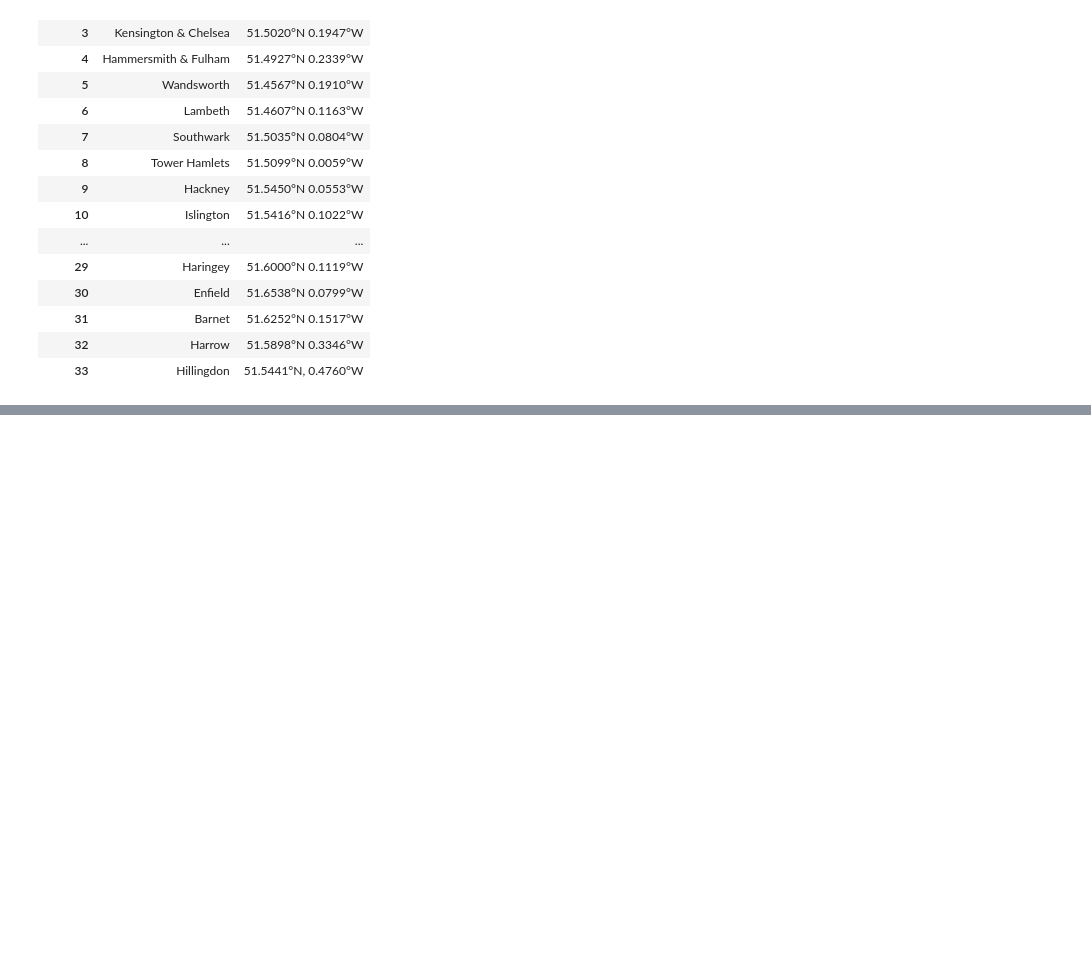
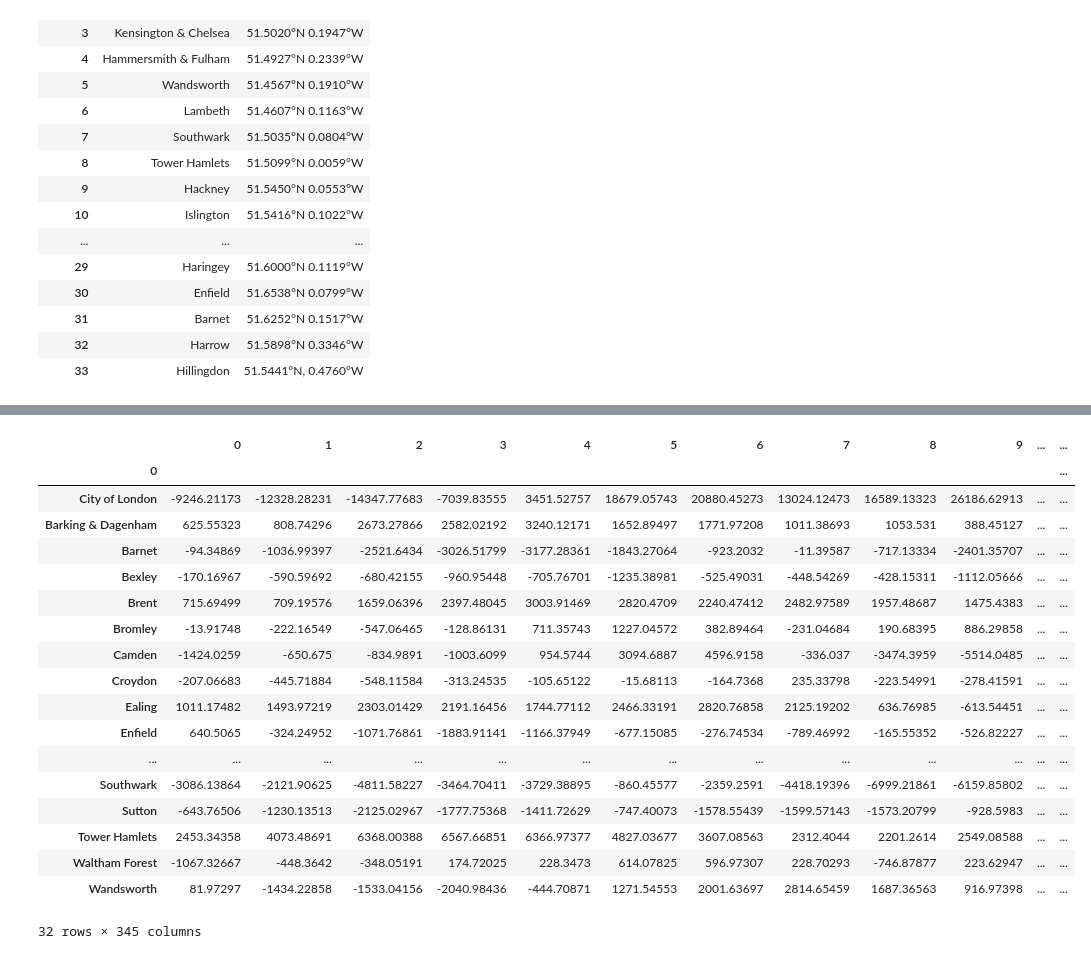
Before and after one commit to mlid13/Springboard, a Jupyter notebook: London Case Study Hypothesis.ipynb, the cells around one changed output, grey strips where cells are left out. Drawn from its saved outputs; the diff is of its cells as text; code cells hidden in the pictures; blank space fills up the shorter version.

```diff
--- a/London Case Study Hypothesis.ipynb
+++ b/London Case Study Hypothesis.ipynb
@@ -214,0 +174,22 @@ IndexError: index 1 is out of bounds for axis 0 with size 1
+# %%
+tmpDf.cumsum(axis=1)
+# %% [output]
+|  | 0 | 1 | 2 | 3 | 4 | 5 | 6 | 7 | 8 | 9 | ... | ... |
+| 0 |  |  |  |  |  |  |  |  |  |  |  | ... |
+| City of London | -9246.21173 | -12328.28231 | -14347.77683 | -7039.83555 | 3451.52757 | 18679.05743 | 20880.45273 | 13024.12473 | 16589.13323 | 26186.62913 | ... | ... |
+| Barking & Dagenham | 625.55323 | 808.74296 | 2673.27866 | 2582.02192 | 3240.12171 | 1652.89497 | 1771.97208 | 1011.38693 | 1053.531 | 388.45127 | ... | ... |
+| Barnet | -94.34869 | -1036.99397 | -2521.6434 | -3026.51799 | -3177.28361 | -1843.27064 | -923.2032 | -11.39587 | -717.13334 | -2401.35707 | ... | ... |
+| Bexley | -170.16967 | -590.59692 | -680.42155 | -960.95448 | -705.76701 | -1235.38981 | -525.49031 | -448.54269 | -428.15311 | -1112.05666 | ... | ... |
+| Brent | 715.69499 | 709.19576 | 1659.06396 | 2397.48045 | 3003.91469 | 2820.4709 | 2240.47412 | 2482.97589 | 1957.48687 | 1475.4383 | ... | ... |
+| Bromley | -13.91748 | -222.16549 | -547.06465 | -128.86131 | 711.35743 | 1227.04572 | 382.89464 | -231.04684 | 190.68395 | 886.29858 | ... | ... |
+| Camden | -1424.0259 | -650.675 | -834.9891 | -1003.6099 | 954.5744 | 3094.6887 | 4596.9158 | -336.037 | -3474.3959 | -5514.0485 | ... | ... |
+| Croydon | -207.06683 | -445.71884 | -548.11584 | -313.24535 | -105.65122 | -15.68113 | -164.7368 | 235.33798 | -223.54991 | -278.41591 | ... | ... |
+| Ealing | 1011.17482 | 1493.97219 | 2303.01429 | 2191.16456 | 1744.77112 | 2466.33191 | 2820.76858 | 2125.19202 | 636.76985 | -613.54451 | ... | ... |
+| Enfield | 640.5065 | -324.24952 | -1071.76861 | -1883.91141 | -1166.37949 | -677.15085 | -276.74534 | -789.46992 | -165.55352 | -526.82227 | ... | ... |
+| ... | ... | ... | ... | ... | ... | ... | ... | ... | ... | ... | ... | ... |
+| Southwark | -3086.13864 | -2121.90625 | -4811.58227 | -3464.70411 | -3729.38895 | -860.45577 | -2359.2591 | -4418.19396 | -6999.21861 | -6159.85802 | ... | ... |
+| Sutton | -643.76506 | -1230.13513 | -2125.02967 | -1777.75368 | -1411.72629 | -747.40073 | -1578.55439 | -1599.57143 | -1573.20799 | -928.5983 | ... | ... |
+| Tower Hamlets | 2453.34358 | 4073.48691 | 6368.00388 | 6567.66851 | 6366.97377 | 4827.03677 | 3607.08563 | 2312.4044 | 2201.2614 | 2549.08588 | ... | ... |
+| Waltham Forest | -1067.32667 | -448.3642 | -348.05191 | 174.72025 | 228.3473 | 614.07825 | 596.97307 | 228.70293 | -746.87877 | 223.62947 | ... | ... |
+| Wandsworth | 81.97297 | -1434.22858 | -1533.04156 | -2040.98436 | -444.70871 | 1271.54553 | 2001.63697 | 2814.65459 | 1687.36563 | 916.97398 | ... | ... |
+32 rows × 345 columns
```
Also changed, not shown: parts of 34 cells of this notebook.
